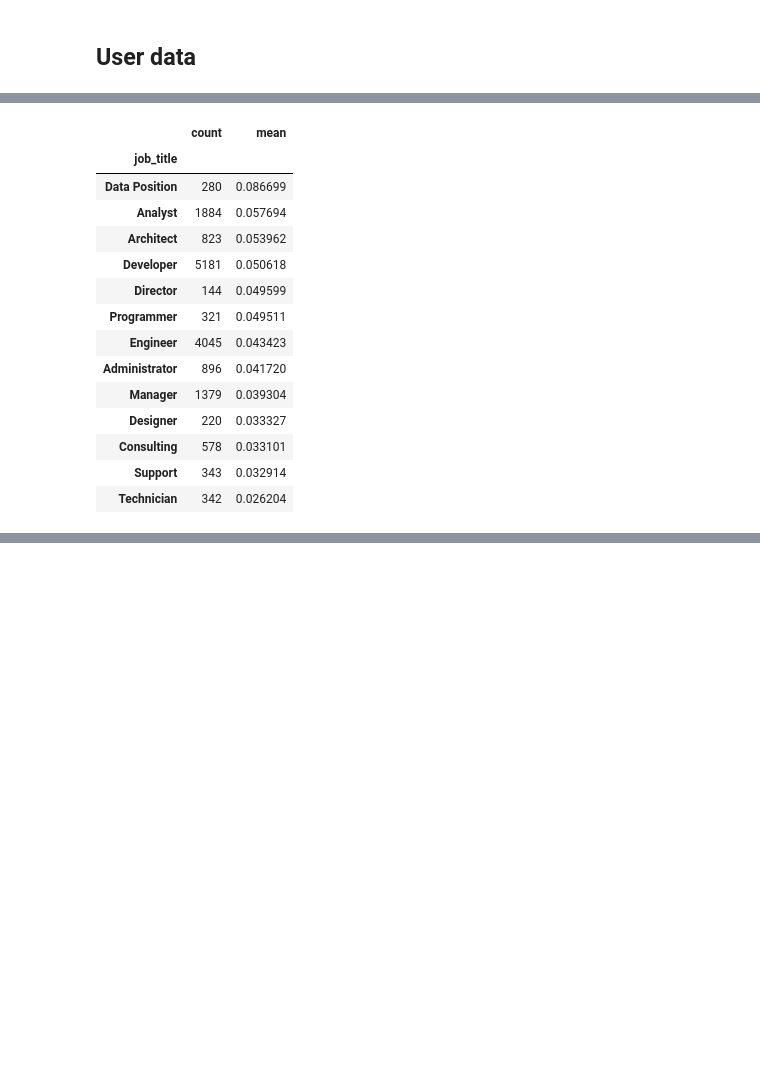
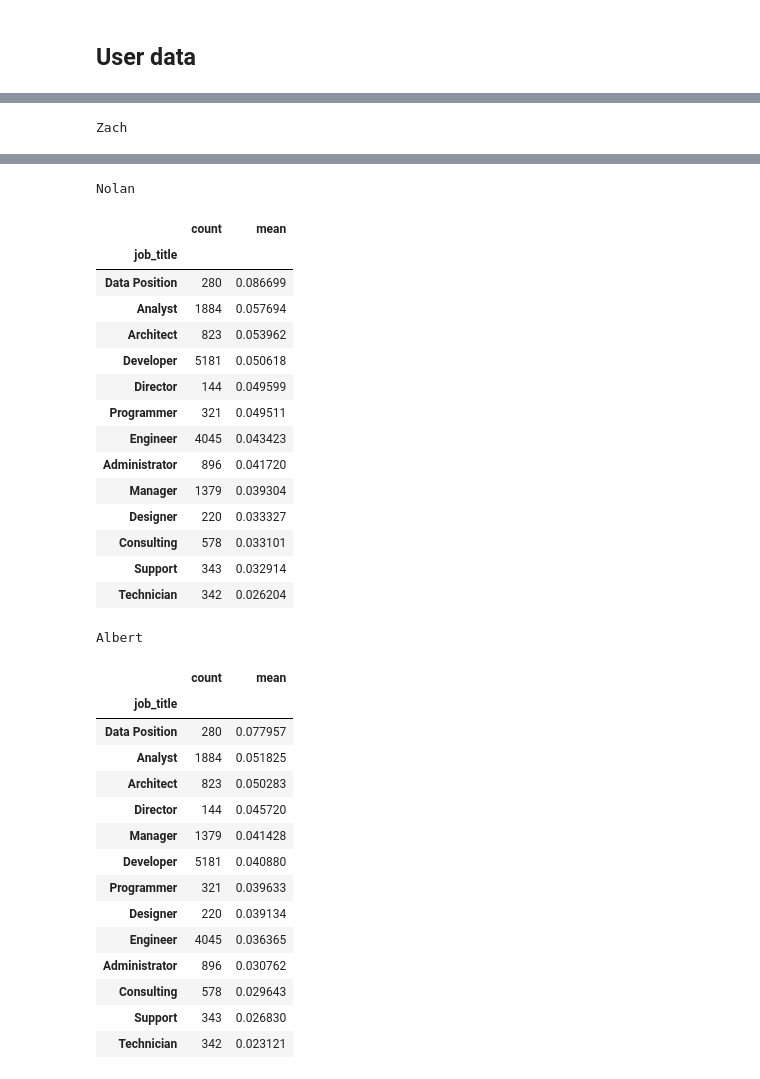
Before and after one commit to zach-brown-18/check-your-tech-profile, a Jupyter notebook: code/TfidfVectorizer.ipynb, the cells around one changed output, grey strips where cells are left out. Saved outputs shown, nothing was run; the diff lists cells and outputs as text; code cells hidden in the pictures; blank space fills up the shorter version.

```diff
--- a/code/TfidfVectorizer.ipynb
+++ b/code/TfidfVectorizer.ipynb
@@ -37,3 +38,7 @@ profile_data_nolan
 # %% [output]
 |  | Name | Titles | Skills | Summary | Education | text |
 | 0 | Nolan Arendt | Data Science Fellow, Painter | Data Science, Python, Data Analys... | An innovative Data Scientist who ... | Bachelor's degree, Software Boot ... | Data Science Fellow, Painter Data... |
+# %%
+# Reading in Albert's linkedin profile data.
+profile_data_albert = gather_profile_data('../data/linkedin/test-output/Albert_LinkedInData.csv')
+profile_data_albert
@@ -93,23 +79,15 @@ zachs_recommendations
-# %%
-# Instantiating countvectorizer
-tfidf_vectorizer = TfidfVectorizer(stop_words = "english")
-
-nolans_recommendations = get_recommendations(tfidf_vectorizer, profile_data_nolan)
-# %%
-nolans_recommendations
-# %% [output]
-|  | count | mean |
-| job_title |  |  |
-| Data Position | 280 | 0.086699 |
-| Analyst | 1884 | 0.057694 |
-| Architect | 823 | 0.053962 |
-| Developer | 5181 | 0.050618 |
-| Director | 144 | 0.049599 |
-| Programmer | 321 | 0.049511 |
-| Engineer | 4045 | 0.043423 |
-| Administrator | 896 | 0.041720 |
-| Manager | 1379 | 0.039304 |
-| Designer | 220 | 0.033327 |
-| Consulting | 578 | 0.033101 |
-| Support | 343 | 0.032914 |
-| Technician | 342 | 0.026204 |
+# %%
+# Calculate similarity scores
+zachs_recommendations = get_recommendations(tfidf_vectorizer, profile_data_zach)
+nolans_recommendations = get_recommendations(tfidf_vectorizer, profile_data_nolan)
+alberts_recommendations = get_recommendations(tfidf_vectorizer, profile_data_albert)
+# %%
+# Credit for notebook styling: https://blog.softhints.com/display-two-pandas-dataframes-side-by-side-jupyter-notebook/
+df1_styler = zachs_recommendations.style.set_table_attributes("style='display:inline'").set_caption('Zach')
+df2_styler = nolans_recommendations.style.set_table_attributes("style='display:inline'").set_caption('Nolan')
+df3_styler = alberts_recommendations.style.set_table_attributes("style='display:inline'").set_caption('Albert')
+
+space = "\xa0" * 10
+display_html(df1_styler._repr_html_() + space + df2_styler._repr_html_() + space + df3_styler._repr_html_(), raw=True)
+# %% [output]
+Zach
@@ -115,0 +109,32 @@ nolans_recommendations
+Nolan
+|  | count | mean |
+| job_title |  |  |
+| Data Position | 280 | 0.086699 |
+| Analyst | 1884 | 0.057694 |
+| Architect | 823 | 0.053962 |
+| Developer | 5181 | 0.050618 |
+| Director | 144 | 0.049599 |
+| Programmer | 321 | 0.049511 |
+| Engineer | 4045 | 0.043423 |
+| Administrator | 896 | 0.041720 |
+| Manager | 1379 | 0.039304 |
+| Designer | 220 | 0.033327 |
+| Consulting | 578 | 0.033101 |
+| Support | 343 | 0.032914 |
+| Technician | 342 | 0.026204 |
+Albert
+|  | count | mean |
+| job_title |  |  |
+| Data Position | 280 | 0.077957 |
+| Analyst | 1884 | 0.051825 |
+| Architect | 823 | 0.050283 |
+| Director | 144 | 0.045720 |
+| Manager | 1379 | 0.041428 |
+| Developer | 5181 | 0.040880 |
+| Programmer | 321 | 0.039633 |
+| Designer | 220 | 0.039134 |
+| Engineer | 4045 | 0.036365 |
+| Administrator | 896 | 0.030762 |
+| Consulting | 578 | 0.029643 |
+| Support | 343 | 0.026830 |
+| Technician | 342 | 0.023121 |
```
Also changed, not shown: parts of 7 cells of this notebook, 4 other files.
